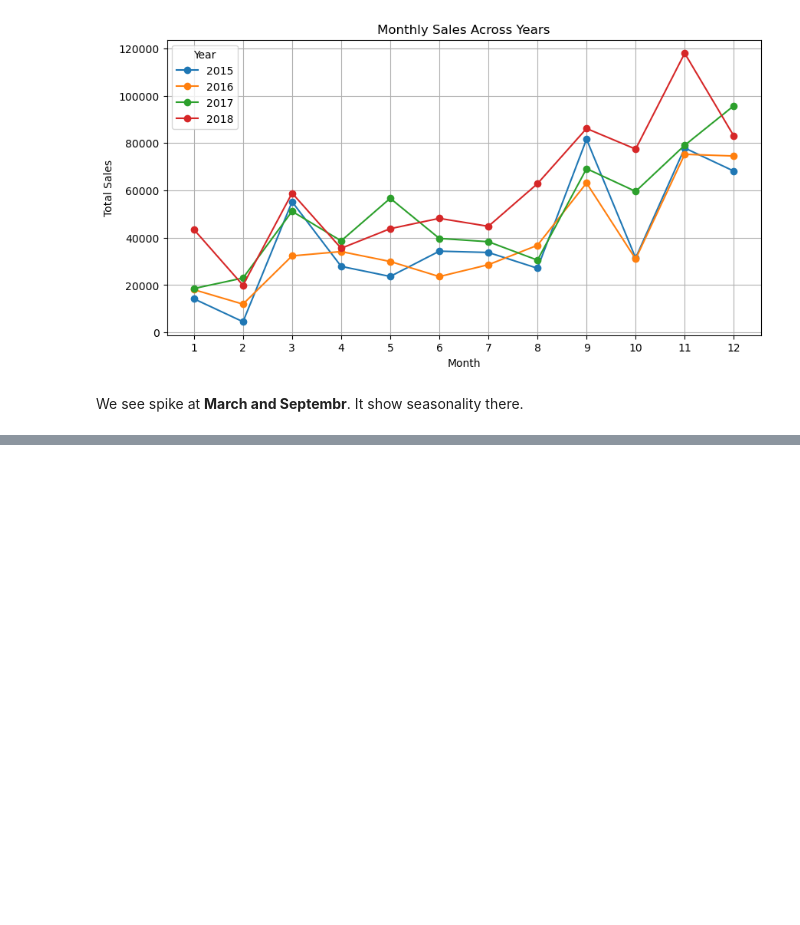
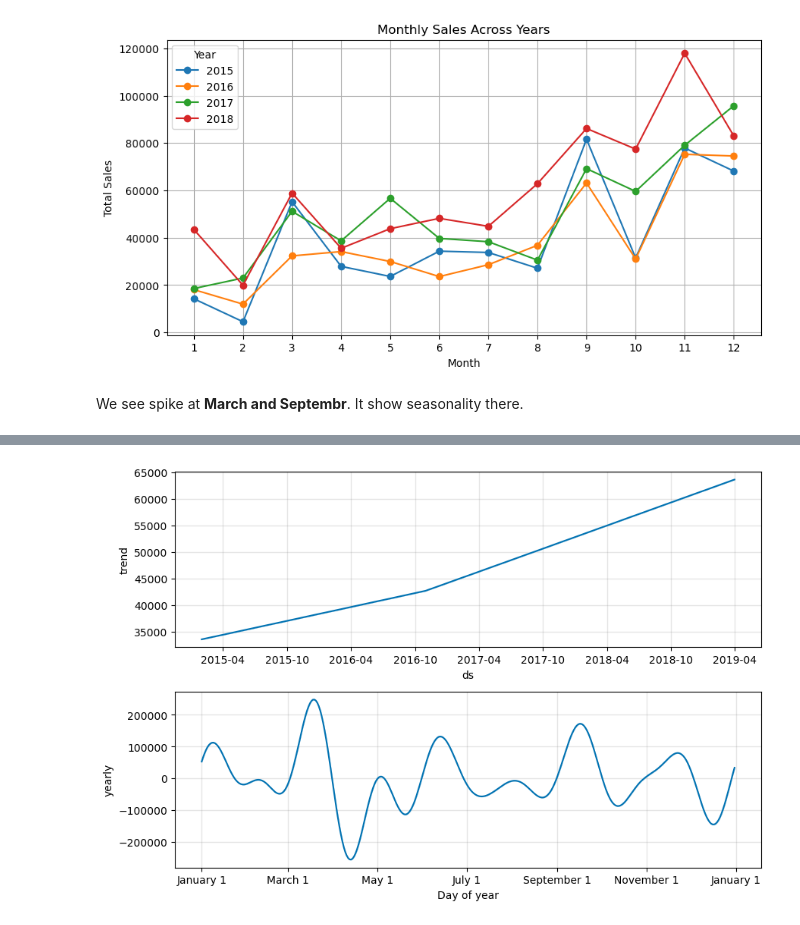
Before and after one commit to bishalanand/Sales-analysis, a Jupyter notebook: Analysis.ipynb, the cells around one changed output, grey strips where cells are left out. Cells and saved outputs as stored; diff of their text form; code cells hidden in the pictures; blank space fills up the shorter version.

```diff
--- a/Analysis.ipynb
+++ b/Analysis.ipynb
@@ -324,0 +731,6 @@ memory usage: 2.0+ MB
+# %%
+#Trend and seasonality:
+final_prophet.plot_components(future_forecast)
+plt.show()
+# %% [output]
+[figure, added]
```
Also changed, not shown: parts of 46 cells of this notebook.
